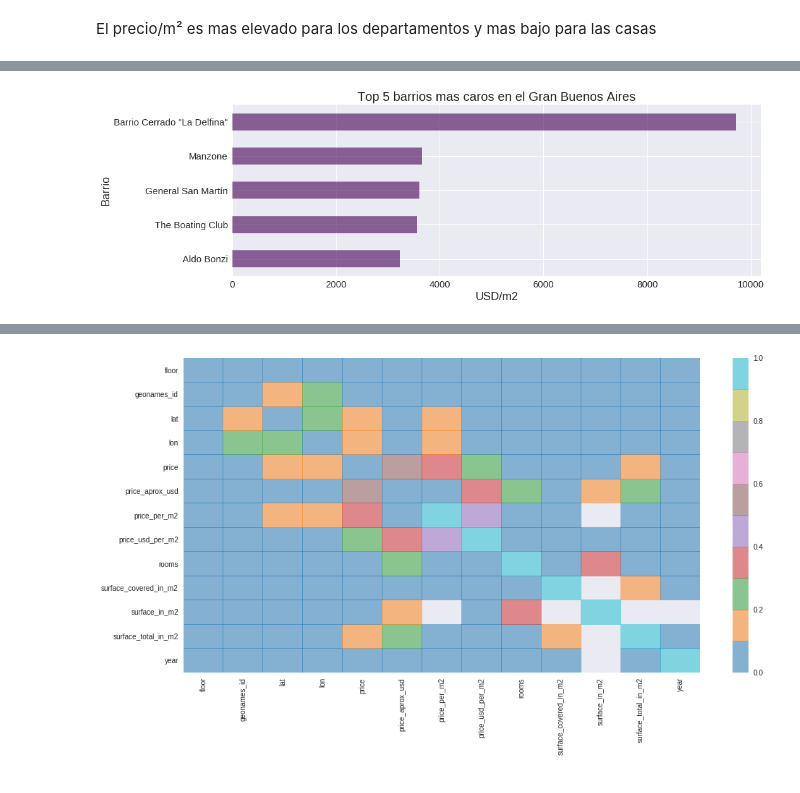
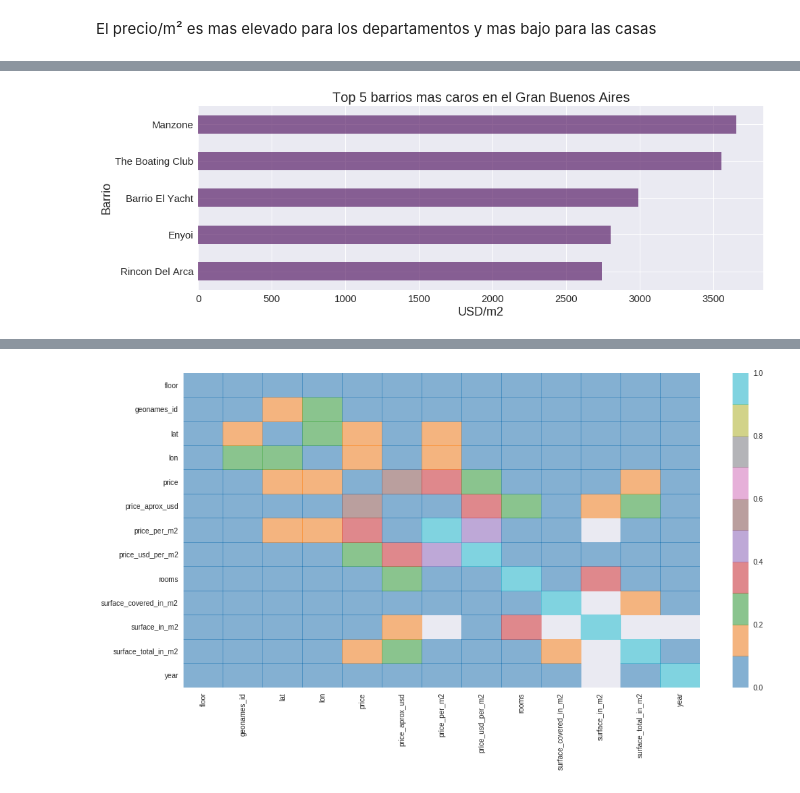
Before and after one commit to jazminferreiro-zz/orgaTP1, a Jupyter notebook: Analisis exploratorio Properati .ipynb, the cells around one changed output, grey strips where cells are left out. Drawn from its saved outputs; the diff is of its cells as text; code cells hidden in the pictures.

```diff
--- a/Analisis exploratorio Properati .ipynb
+++ b/Analisis exploratorio Properati .ipynb
@@ -204,9 +213,6 @@ dtype: object
 capitalFederal = all_properati.loc[all_properati.state_name.str.contains("Capital Federal", na=False),:]
 GBA =all_properati.loc[all_properati.state_name.str.contains("G.B.A", na=False),:]
 properati = pd.concat([capitalFederal,GBA])
-# %%
-#Filtro los que no tienen precio
-properati = properati.loc[properati.price.notnull(),:]
 # %%
 #Convert Date, add Year, Weekday and Hour columns
 import calendar
@@ -213,0 +250,2 @@ properati['created_on'] = pd.to_datetime(properati['created_on'])
+# %%
+properati_filtered = properati[(properati.price_usd_per_m2 < properati.price_usd_per_m2.quantile(.95)) & (properati.price_usd_per_m2 > properati.price_usd_per_m2.quantile(.02))]
@@ -236,7 +279,7 @@ plt.show()
 # %%
-def get_top_places(df, num):
-    return df.groupby(['place_name'])['price_usd_per_m2'].mean().sort_values(ascending=False).head(num)
+def get_top_places(df, num, cheapest):
+    return df.groupby(['place_name'])['price_usd_per_m2'].mean().sort_values(ascending=cheapest).head(num)
 # %%
-capitalFederal = properati.loc[properati.state_name.str.contains("Capital Federal", na=False),:]
-GBA =properati.loc[properati.state_name.str.contains("G.B.A", na=False),:]
+capitalFederal = properati_filtered.loc[properati_filtered.state_name.str.contains("Capital Federal", na=False),:]
+GBA =properati_filtered.loc[properati_filtered.state_name.str.contains("G.B.A", na=False),:]
 # %%
@@ -277,9 +329,9 @@ plt.title('Promedio de precio/m2 segun el barrio de capital federal', fontsize =
 # %%
-top5_GBA = get_top_places(GBA,5)
-graph = top5_GBA.sort_values().plot.barh(figsize=(15,5),colormap='viridis',fontsize=15, alpha=0.6)
+top5_expensive_GBA = get_top_places(GBA,5,False)
+graph = top5_expensive_GBA.sort_values().plot.barh(figsize=(15,5),colormap='viridis',fontsize=15, alpha=0.6)
 graph.set_title("Top 5 barrios mas caros en el Gran Buenos Aires", fontsize=20)
 graph.set_ylabel("Barrio", fontsize=18)
 graph.set_xlabel("USD/m2", fontsize=18)
 plt.show()
 # %% [output]
-[figure, old version]
+[figure, new version]
```
Also changed, not shown: parts of 48 cells of this notebook, 1 other file.
